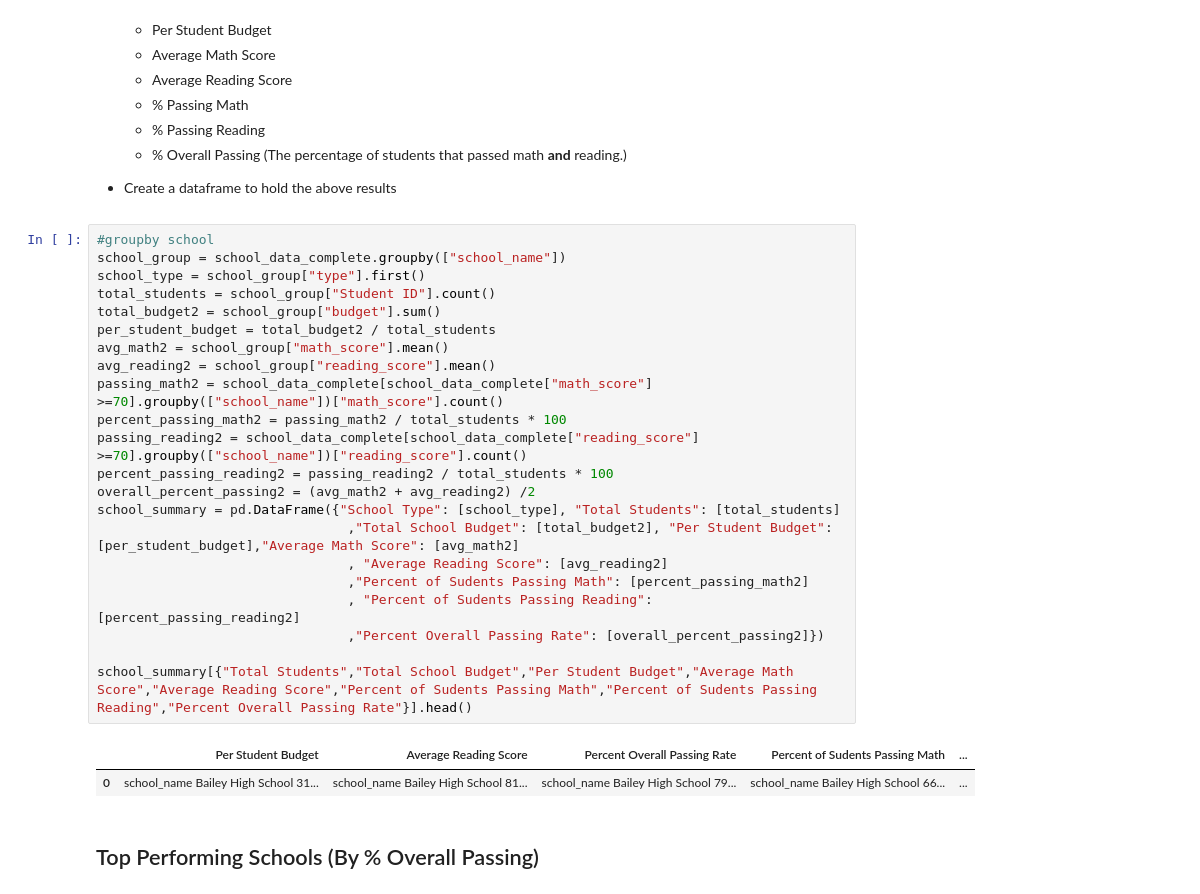
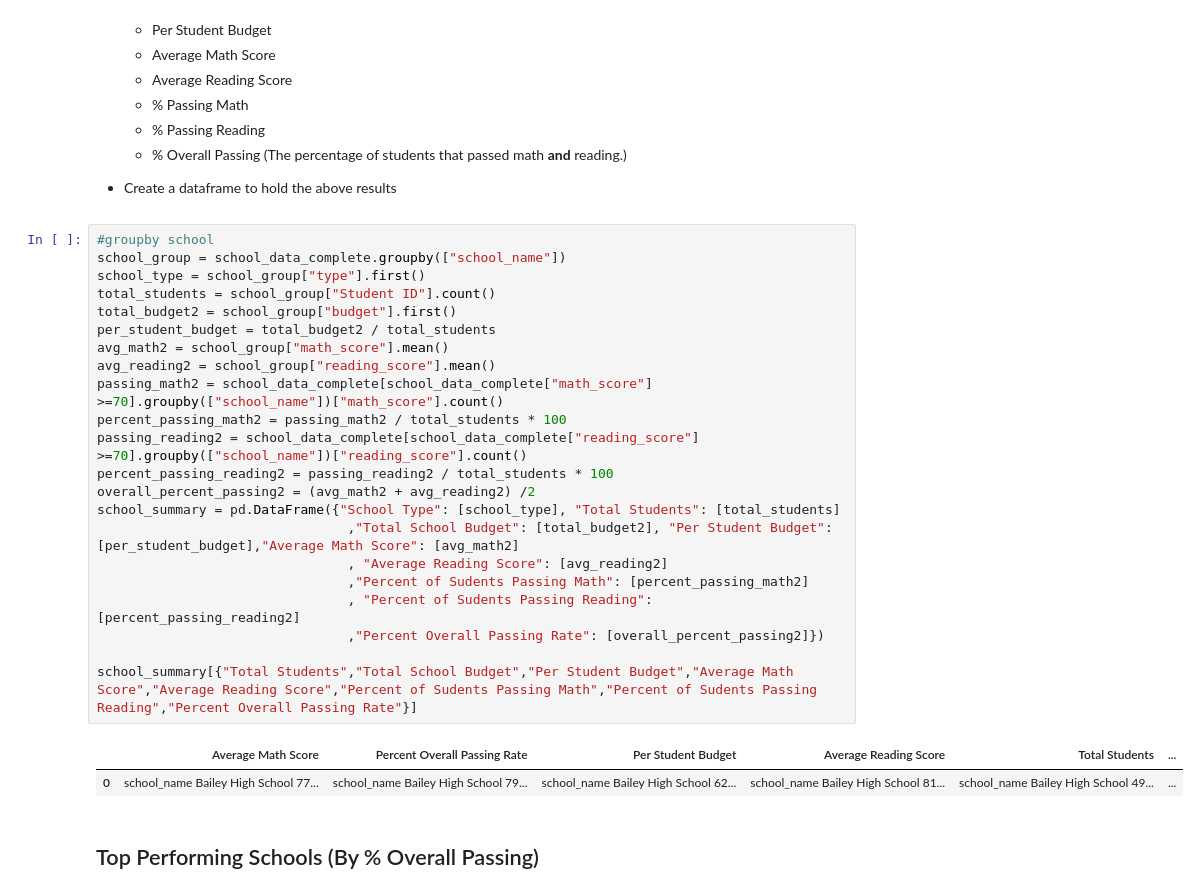
Before and after one commit to 86burke/pandas-challenge, a Jupyter notebook: PyCitySchools/PyCitySchools_starter.ipynb, the cells around one changed output. Saved outputs shown, nothing was run; the diff lists cells and outputs as text.

```diff
--- a/PyCitySchools/PyCitySchools_starter.ipynb
+++ b/PyCitySchools/PyCitySchools_starter.ipynb
@@ -86,28 +94,28 @@ dist_summary
 # %%
 #groupby school
 school_group = school_data_complete.groupby(["school_name"])
 school_type = school_group["type"].first()
 total_students = school_group["Student ID"].count()
-total_budget2 = school_group["budget"].sum()
+total_budget2 = school_group["budget"].first()
 per_student_budget = total_budget2 / total_students
 avg_math2 = school_group["math_score"].mean()
 avg_reading2 = school_group["reading_score"].mean()
 passing_math2 = school_data_complete[school_data_complete["math_score"] >=70].groupby(["school_name"])["math_score"].count()
 percent_passing_math2 = passing_math2 / total_students * 100
 passing_reading2 = school_data_complete[school_data_complete["reading_score"] >=70].groupby(["school_name"])["reading_score"].count()
 percent_passing_reading2 = passing_reading2 / total_students * 100
 overall_percent_passing2 = (avg_math2 + avg_reading2) /2
 school_summary = pd.DataFrame({"School Type": [school_type], "Total Students": [total_students]
                                 ,"Total School Budget": [total_budget2], "Per Student Budget": [per_student_budget],"Average Math Score": [avg_math2]
                                 , "Average Reading Score": [avg_reading2]
                                 ,"Percent of Sudents Passing Math": [percent_passing_math2]
                                 , "Percent of Sudents Passing Reading": [percent_passing_reading2]
                                 ,"Percent Overall Passing Rate": [overall_percent_passing2]})
 
-school_summary[{"Total Students","Total School Budget","Per Student Budget","Average Math Score","Average Reading Score","Percent of Sudents Passing Math","Percent of Sudents Passing Reading","Percent Overall Passing Rate"}].head()
+school_summary[{"Total Students","Total School Budget","Per Student Budget","Average Math Score","Average Reading Score","Percent of Sudents Passing Math","Percent of Sudents Passing Reading","Percent Overall Passing Rate"}]
 # %% [output]
-|  | Per Student Budget | Average Reading Score | Percent Overall Passing Rate | Percent of Sudents Passing Math | ... |
-| 0 | school_name Bailey High School 31... | school_name Bailey High School 81... | school_name Bailey High School 79... | school_name Bailey High School 66... | ... |
+|  | Average Math Score | Percent Overall Passing Rate | Per Student Budget | Average Reading Score | Total Students | ... |
+| 0 | school_name Bailey High School 77... | school_name Bailey High School 79... | school_name Bailey High School 62... | school_name Bailey High School 81... | school_name Bailey High School 49... | ... |
 # %% [markdown]
 ## Top Performing Schools (By % Overall Passing)
 # %% [markdown]
```
Also changed, not shown: parts of 15 cells of this notebook.
